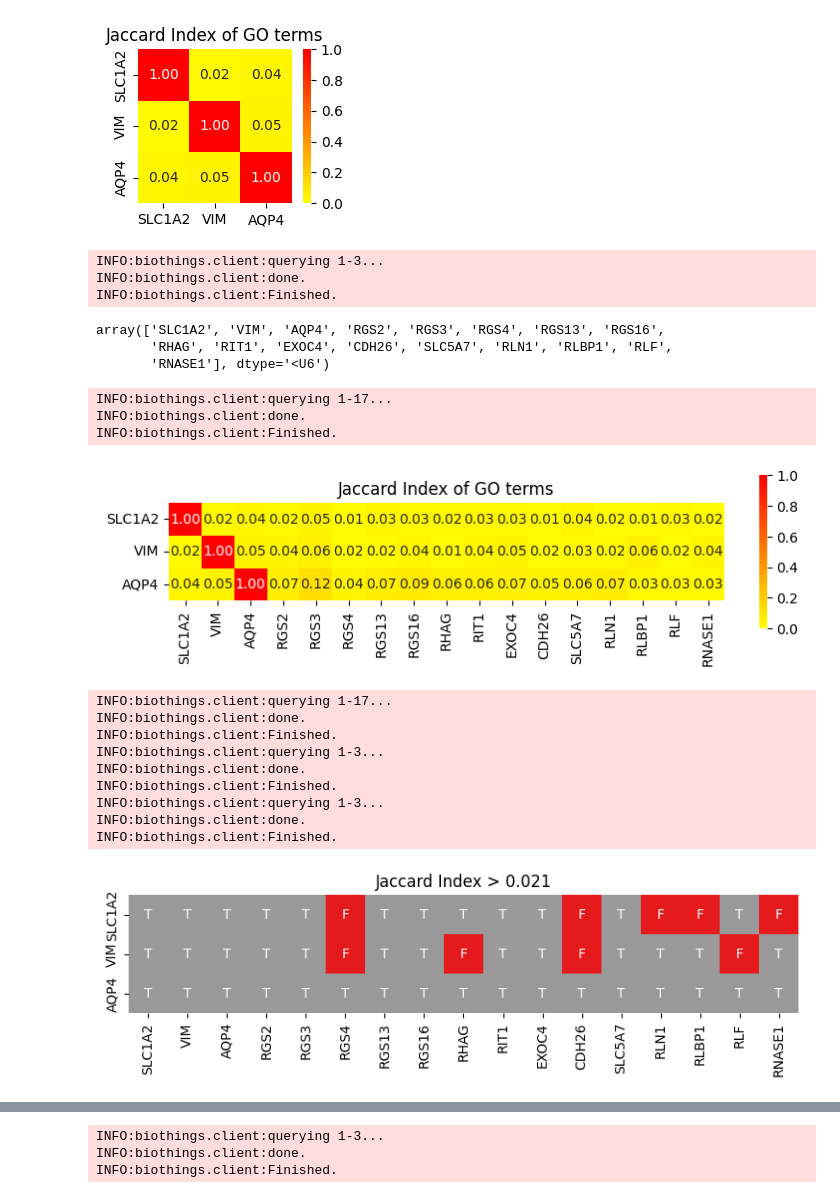
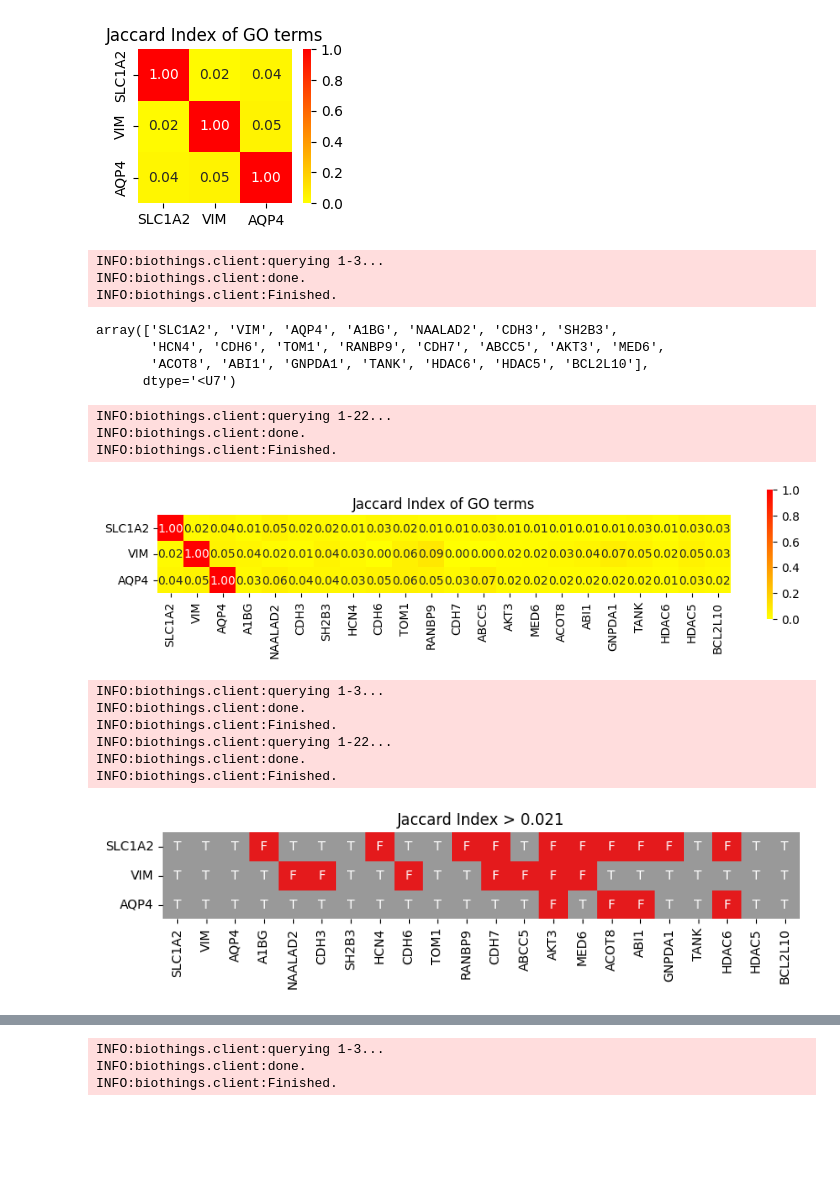
Before and after one commit to yo-aka-gene/grnet, a Jupyter notebook: docs/notebooks/gene_selection.ipynb, the cells around one changed output, grey strips where cells are left out. Drawn from its saved outputs; the diff is of its cells as text; code cells hidden in the pictures; blank space fills up the shorter version.

```diff
--- a/docs/notebooks/gene_selection.ipynb
+++ b/docs/notebooks/gene_selection.ipynb
@@ -12,6 +17,7 @@ from tools.preferences import kwarg_savefig
 # %%
 class Config(NamedTuple):
     export: str = "/home/jovyan/output/schematics"
+    kwargs: dict = dict(species="human", unique=False)
 
 conf = Config()
 os.makedirs(conf.export, exist_ok=True)
@@ -55,50 +52,51 @@ from grnet.gene_selection import go_union, go_intersection
 # %%
 simsym = multi_union([
     np.array(glia),
-    similar_sym(glia, method="union")
+    similar_sym(glia, method="union", **conf.kwargs)
 ])
 simsym
 # %% [output]
 INFO:biothings.client:querying 1-3...
 INFO:biothings.client:done.
 INFO:biothings.client:Finished.
-array(['SLC1A2', 'VIM', 'AQP4', 'RGS2', 'RGS3', 'RGS4', 'RGS13', 'RGS16',
-       'RHAG', 'RIT1', 'EXOC4', 'CDH26', 'SLC5A7', 'RLN1', 'RLBP1', 'RLF',
-       'RNASE1'], dtype='<U6')
+array(['SLC1A2', 'VIM', 'AQP4', 'A1BG', 'NAALAD2', 'CDH3', 'SH2B3',
+       'HCN4', 'CDH6', 'TOM1', 'RANBP9', 'CDH7', 'ABCC5', 'AKT3', 'MED6',
+       'ACOT8', 'ABI1', 'GNPDA1', 'TANK', 'HDAC6', 'HDAC5', 'BCL2L10'],
+      dtype='<U7')
 # %%
-fig, ax = plt.subplots(figsize=(9, 2))
+fig, ax = plt.subplots(figsize=(11, 2))
 
 sns.heatmap(
     data=pd.DataFrame(
-        go_jaccard_matrix(simsym.tolist()),
+        go_jaccard_matrix(simsym.tolist(), **conf.kwargs),
         index=simsym,
         columns=simsym
     ).loc[glia, :],
     vmin=0, vmax=1,
     cmap="autumn_r",
     ax=ax, annot=True, fmt=".2f",
     square=True
 )
 ax.set(title="Jaccard Index of GO terms");
 
 fig.savefig(
     f"{conf.export}/ji_plus_glia.png",
     **kwarg_savefig
 )
 # %% [output]
-INFO:biothings.client:querying 1-17...
+INFO:biothings.client:querying 1-22...
 INFO:biothings.client:done.
 INFO:biothings.client:Finished.
-[figure, old version]
+[figure, new version]
 # %%
 fig, ax = plt.subplots(figsize=(9, 2))
 
+thresh = go_jaccard_matrix(glia, **conf.kwargs).min()
 temp = pd.DataFrame(
-    go_jaccard_matrix(simsym.tolist()),
+    go_jaccard_matrix(simsym.tolist(), **conf.kwargs),
     index=simsym,
     columns=simsym
-).loc[glia, :] >= go_jaccard_matrix(glia).min()
-
+).loc[glia, :] >= thresh
 sns.heatmap(
     data=temp,
     cmap="Set1",
@@ -108,23 +106,20 @@ sns.heatmap(
     cbar=False,
     square=True
 )
-ax.set(title=f"Jaccard Index > {go_jaccard_matrix(glia).min().round(3)}");
+ax.set(title=f"Jaccard Index > {thresh.round(3)}");
 
 fig.savefig(
     f"{conf.export}/ji_plus_sign_glia.png",
     **kwarg_savefig
 )
 # %% [output]
-INFO:biothings.client:querying 1-17...
-INFO:biothings.client:done.
-INFO:biothings.client:Finished.
 INFO:biothings.client:querying 1-3...
 INFO:biothings.client:done.
 INFO:biothings.client:Finished.
-INFO:biothings.client:querying 1-3...
+INFO:biothings.client:querying 1-22...
 INFO:biothings.client:done.
 INFO:biothings.client:Finished.
-[figure, old version]
+[figure, new version]
 # %%
 fig, ax = plt.subplots(figsize=(5, 4))
 
```
Also changed, not shown: parts of 18 cells of this notebook, 2 other files.
